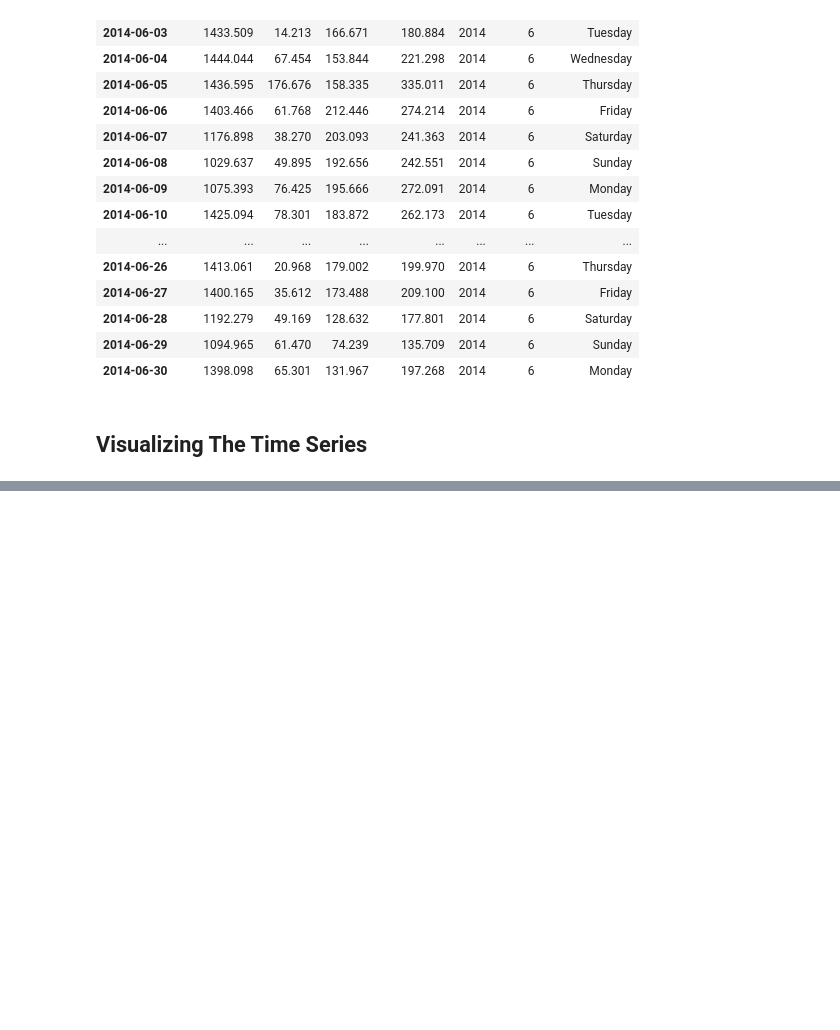
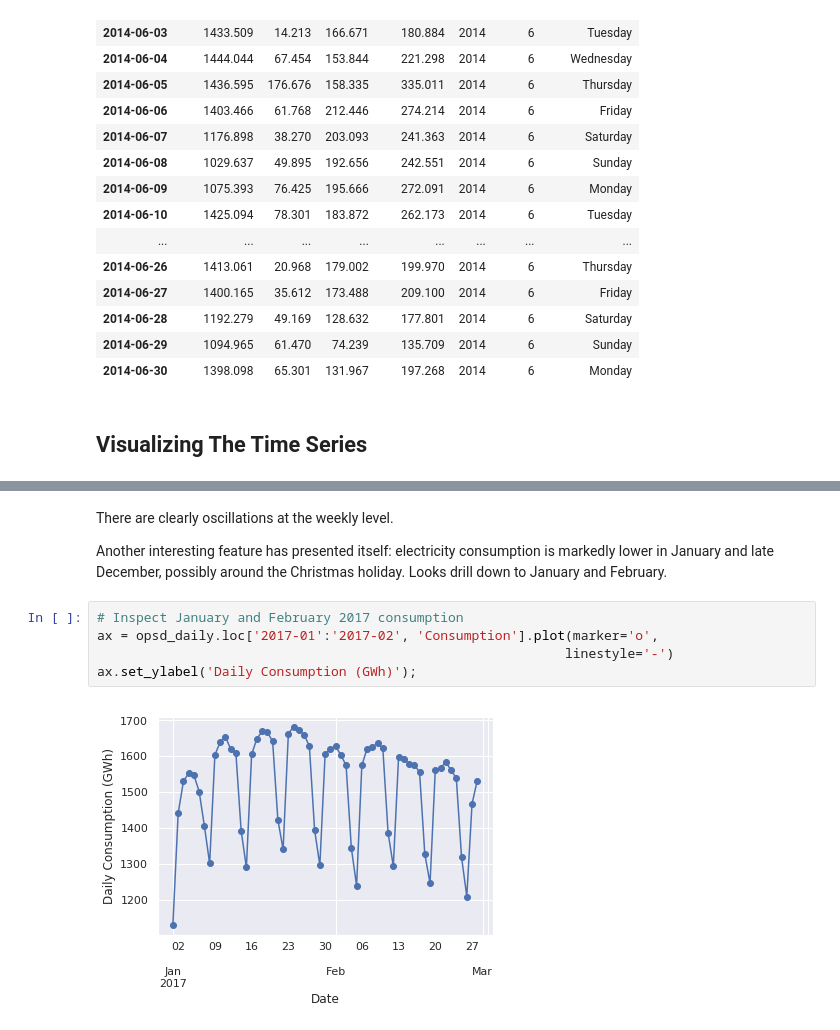
Before and after one commit to nellac77/energy_demand, a Jupyter notebook: Analyzing_Open_Power_Systems_Data.ipynb, the cells around one changed output, grey strips where cells are left out. Saved outputs shown, nothing was run; the diff lists cells and outputs as text; blank space fills up the shorter version.

```diff
--- a/Analyzing_Open_Power_Systems_Data.ipynb
+++ b/Analyzing_Open_Power_Systems_Data.ipynb
@@ -172,0 +212,11 @@ opsd_daily.loc['2014-06']
+# %% [markdown]
+There are clearly oscillations at the weekly level.
+
+Another interesting feature has presented itself: electricity consumption is markedly lower in January and late December, possibly around the Christmas holiday. Looks drill down to January and February.
+# %%
+# Inspect January and February 2017 consumption
+ax = opsd_daily.loc['2017-01':'2017-02', 'Consumption'].plot(marker='o',
+                                                            linestyle='-')
+ax.set_ylabel('Daily Consumption (GWh)');
+# %% [output]
+[figure, added]
```
Also changed, not shown: parts of 53 cells of this notebook.
